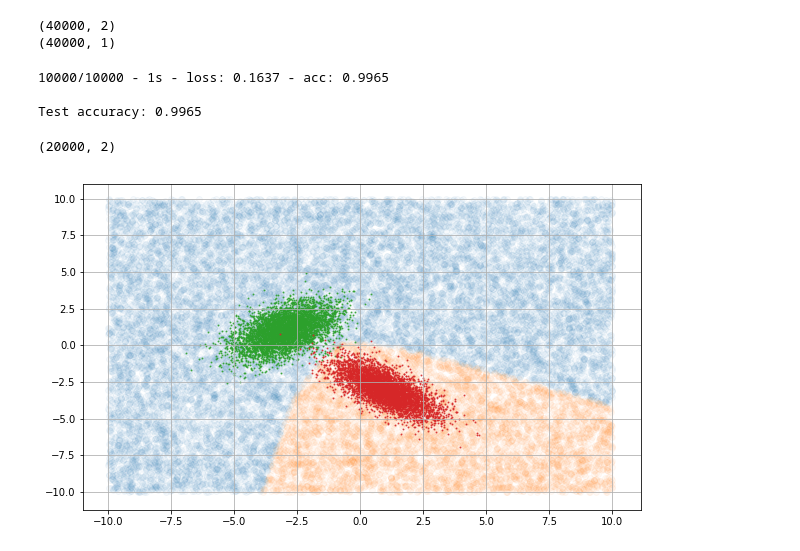
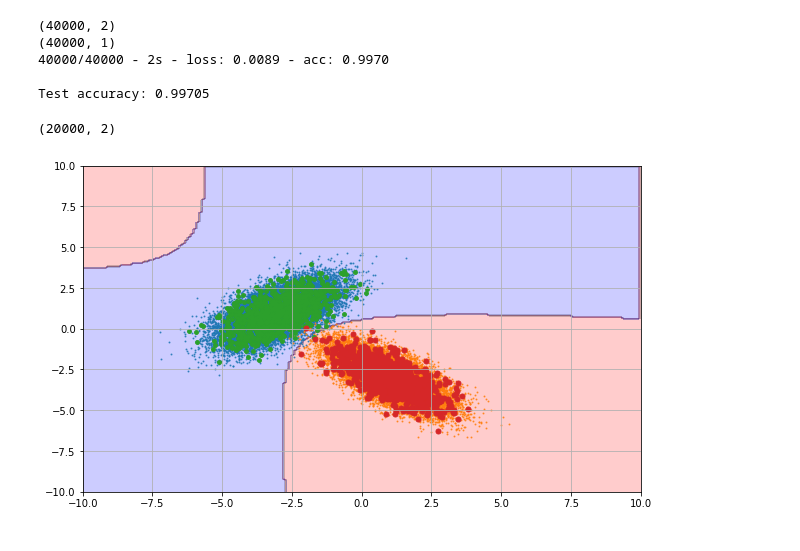
Before and after one commit to RF-Lab/lab_sources, a Jupyter notebook: notebooks/tf_classifier1.ipynb, the cells around one changed output. Cells and saved outputs as stored; diff of their text form; code cells hidden in the pictures.

```diff
--- a/notebooks/tf_classifier1.ipynb
+++ b/notebooks/tf_classifier1.ipynb
@@ -15,8 +29,8 @@ print(tf.__version__)
 # %%
-N         = 2000
+N         = 1000
 mu1       = np.array([ [-3], [1] ])
 mu2       = np.array([ [1], [-3] ])
-sigma1    = np.array([ [1, 0.5], [0.5, 1] ])
+sigma1    = np.array([ [1, 0.6], [0.6, 1] ])
 sigma2    = np.array([ [1, -0.7], [-0.7, 1] ])
 invSigma1 = np.linalg.inv(sigma1)
 invSigma2 = np.linalg.inv(sigma2)
@@ -30,13 +44,13 @@ s2     = np.linalg.cholesky( sigma2 )
 #print(np.shape(mu1))
 vmu1         = np.tile(mu1,(1,N))
 #print(np.shape(mu1))
-x1           = s1 @ np.random.randn(2,N) + vmu1
+tx1           = s1 @ np.random.randn(2,N) + vmu1
 
 vmu2         = np.tile(mu2,(1,N))
-x2           = s2 @ np.random.randn(2,N) + vmu2
+tx2           = s2 @ np.random.randn(2,N) + vmu2
 
-train_data   = np.column_stack((x1,x2)).transpose()
-train_labels = np.column_stack((np.zeros((1,N+5000)),np.ones((1,N-5000)))).transpose()
+train_data   = np.column_stack((tx1,tx2)).transpose()
+train_labels = np.column_stack((np.zeros((1,N)),np.ones((1,N)))).transpose()
 print(np.shape(train_data))
 print(np.shape(train_labels))
 # %% [output]
@@ -45,8 +59,8 @@ print(np.shape(train_labels))
 # %%
 model = keras.Sequential([
     keras.layers.Dense(25, activation='relu'),
-    keras.layers.Dense(20, activation='relu'),
     keras.layers.Dense(50, activation='relu'),
+    keras.layers.Dense(70, activation='relu'),
     keras.layers.Dense(23, activation='relu'),
     keras.layers.Dense(2, activation='softmax')
 ])
@@ -69,5 +86,5 @@ Epoch 3/5
 # %%
-N         = 5000
+N         = 20000
 
 
 #print(np.shape(mu1))
@@ -80,35 +97,38 @@ x2           = s2 @ np.random.randn(2,N) + vmu2
 
 test_data   = np.column_stack((x1,x2)).transpose()
 test_labels = np.column_stack((np.zeros((1,N)),np.ones((1,N)))).transpose()
-print(np.shape(train_data))
-print(np.shape(train_labels))
+print(np.shape(test_data))
+print(np.shape(test_labels))
+
+test_loss, test_acc = model.evaluate(test_data,  test_labels, verbose=2)
+print('\nTest accuracy:', test_acc)
 # %% [output]
 (40000, 2)
 (40000, 1)
+40000/40000 - 2s - loss: 0.0089 - acc: 0.9970
+
+Test accuracy: 0.99705
-# %%
-test_loss, test_acc = model.evaluate(test_data,  test_labels, verbose=2)
-
-print('\nTest accuracy:', test_acc)
-# %% [output]
-10000/10000 - 1s - loss: 0.1637 - acc: 0.9965
-
-Test accuracy: 0.9965
 # %%
 N = 20000
 rand_x = np.random.rand(N,2)*20 -10
 
 predictions = model.predict(rand_x)
 print(np.shape(predictions))
 
 plt.figure(figsize=[10,6])
 
-plt.scatter( rand_x[predictions[:,0]>predictions[:,1],0 ], rand_x[predictions[:,0]>predictions[:,1],1 ], alpha=0.04 )
-plt.scatter( rand_x[predictions[:,0]<predictions[:,1],0 ], rand_x[predictions[:,0]<predictions[:,1],1 ], alpha=0.04 )
+#plt.scatter( rand_x[predictions[:,0]>predictions[:,1],0 ], rand_x[predictions[:,0]>predictions[:,1],1 ], alpha=0.04 )
+#plt.scatter( rand_x[predictions[:,0]<predictions[:,1],0 ], rand_x[predictions[:,0]<predictions[:,1],1 ], alpha=0.04 )
+
+plot_boundaries()
 
 plt.scatter( x1[0], x1[1], s=1, alpha=0.75  )
 plt.scatter( x2[0], x2[1], s=1, alpha=0.75 )
 
+plt.scatter( tx1[0], tx1[1], s=15, alpha=1  )
+plt.scatter( tx2[0], tx2[1], s=25, alpha=1 )
+
 plt.grid(True)
 # %% [output]
 (20000, 2)
-[figure, old version]
+[figure, new version]
```
Also changed, not shown: parts of 4 cells of this notebook.
